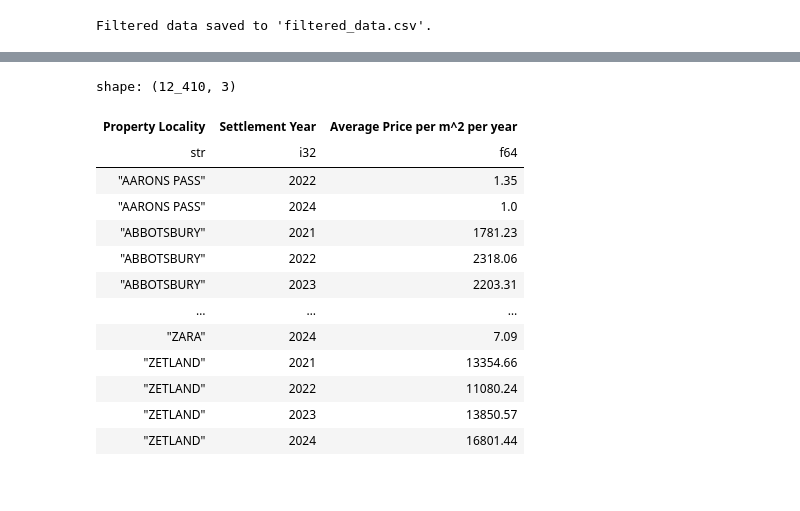
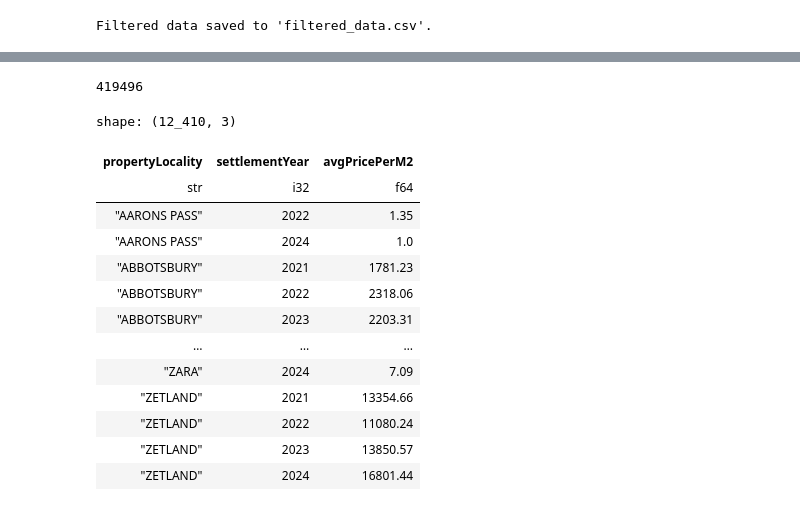
Before and after one commit to mtkluc/NSW-Price-Pendulum, a Jupyter notebook: project3.ipynb, the cells around one changed output, grey strips where cells are left out. Cells and saved outputs as stored; diff of their text form; code cells hidden in the pictures.

```diff
--- a/project3.ipynb
+++ b/project3.ipynb
@@ -161,4 +161,4 @@ shape: (5, 19)
 | "001" | 11439 | null | null | "19" | "DEAKIN ST" | ... |
 | "001" | 18319 | null | null | "700" | "MILSONS ARM RD" | ... |
 # %%
-df_cleaning.n_unique
+df_cleaning_unique = df_cleaning.unique(keep="last")
@@ -182,0 +169,2 @@ df_cleaning.n_unique
+# %%
+cleaned_df = df_cleaning_unique.with_columns(pl.arange(0, df_cleaning_unique.height).alias("uniqueSaleKey"))
@@ -235,6 +268,6 @@ unit_groupby.write_csv(output_file3)
 # %%
-house_df = df_cleaning.filter(
-    (pl.col("Property Unit Number").is_null() & pl.col("Strata Lot Number").is_null()))
+house_df = cleaned_df.filter(
+    (pl.col("propertyUnitNumber").is_null() & pl.col("strataLotNumber").is_null()))
 # %%
 house_df.head()
 # %% [output]
@@ -249,5 +282,5 @@ shape: (5, 19)
 # %%
-house_df_filter = house_df.filter(pl.col("Primary Purpose").is_in(["RESIDENCE", "DWELLING", "HOUSE AND FARM"]))
+house_df_filter = house_df.filter(pl.col("primaryPurpose").is_in(["RESIDENCE", "DWELLING", "HOUSE AND FARM"]))
 # %%
 house_df_filter.head()
 # %% [output]
@@ -262,13 +295,17 @@ shape: (5, 19)
+# %%
+house_df_filter.n_unique()
+# %% [output]
+419496
 # %%
 output_file4 = "./house.csv"
 
 house_df_filter.write_csv(output_file4)
 # %%
-house_groupby = house_df_filter.group_by(['Property Locality', 'Settlement Year']).agg(pl.col('Price per m^2').mean().alias('Average Price per m^2 per year').round(2))
-house_groupby.sort(['Property Locality', 'Settlement Year'])
+house_groupby = house_df_filter.group_by(['propertyLocality', 'settlementYear']).agg(pl.col('pricePerM2').mean().alias('avgPricePerM2').round(2))
+house_groupby.sort(['propertyLocality', 'settlementYear'])
 # %% [output]
 shape: (12_410, 3)
-| Property Locality | Settlement Year | Average Price per m^2 per year |
+| propertyLocality | settlementYear | avgPricePerM2 |
 | str | i32 | f64 |
 | "AARONS PASS" | 2022 | 1.35 |
 | "AARONS PASS" | 2024 | 1.0 |
```
Also changed, not shown: parts of 37 cells of this notebook, 11 other files.
